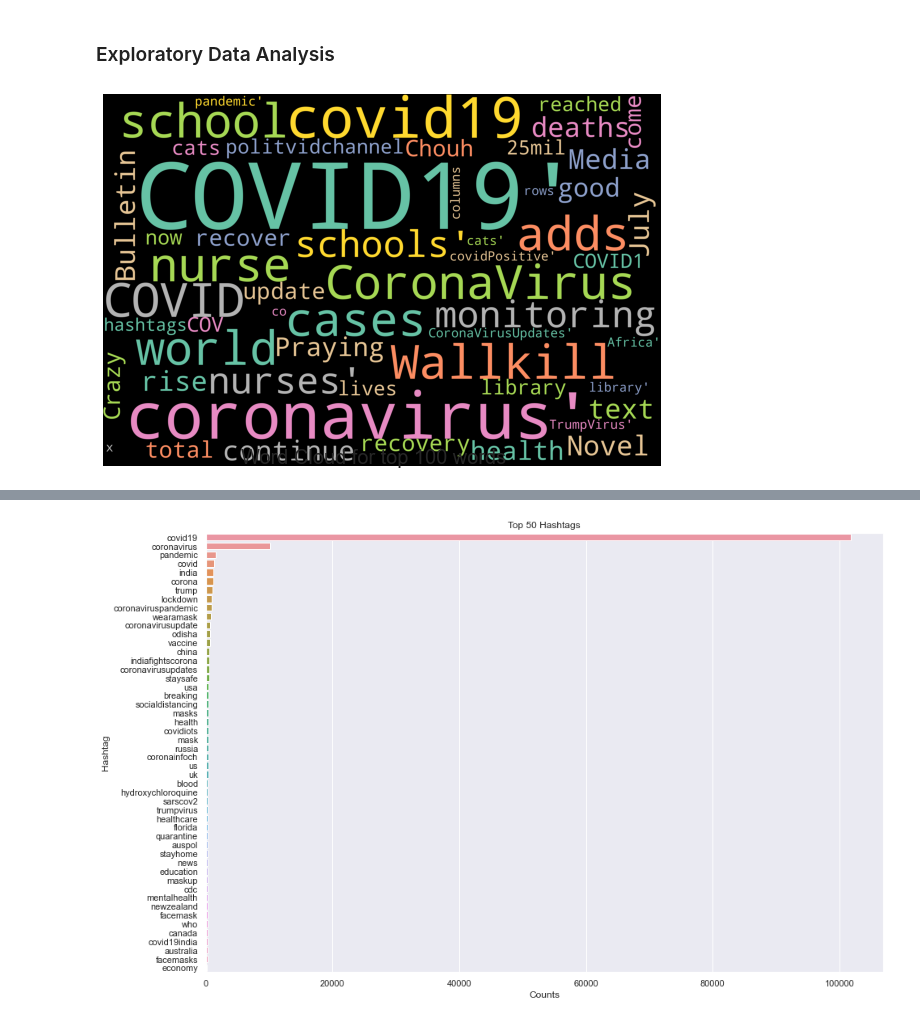
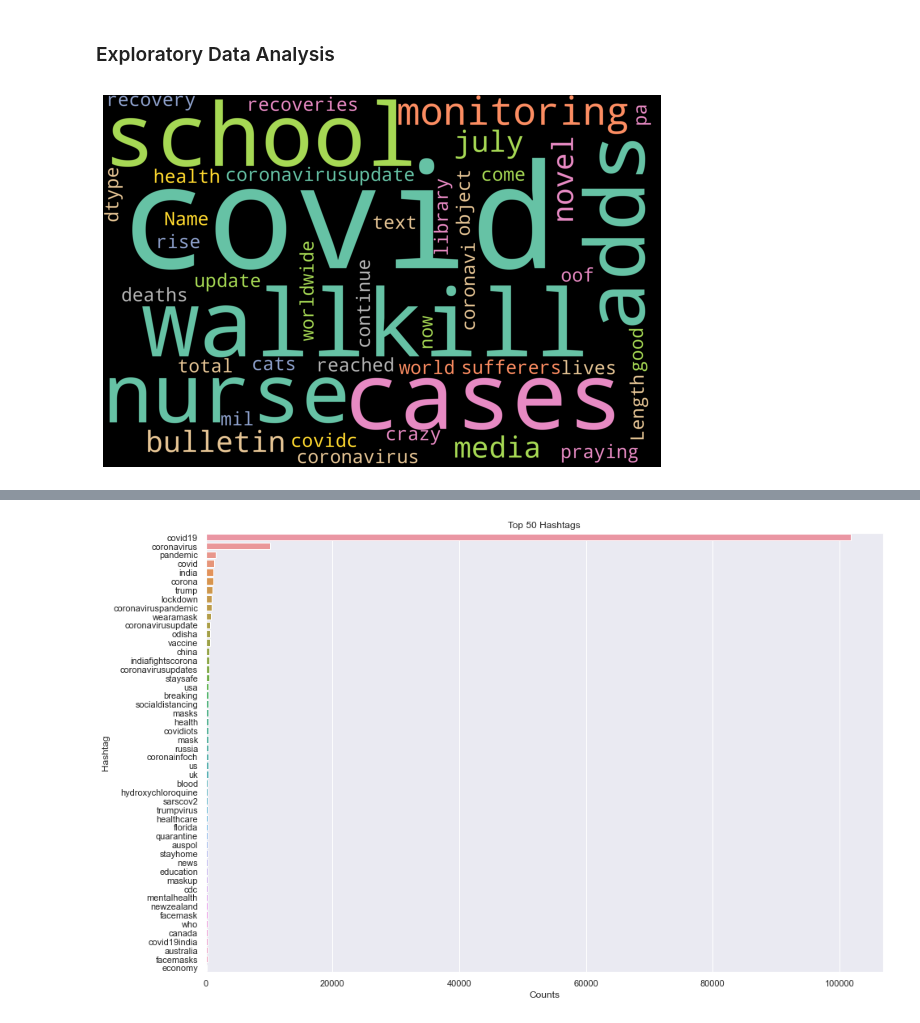
Before and after one commit to minzhih/CMPT353-Project, a Jupyter notebook: CMPT 353 project.ipynb, the cells around one changed output, grey strips where cells are left out. Saved outputs shown, nothing was run; the diff lists cells and outputs as text; code cells hidden in the pictures.

Commit message:
Update CMPT 353 project.ipynb
Add CV for models, Add word clouds, some library revise

```diff
--- a/CMPT 353 project.ipynb
+++ b/CMPT 353 project.ipynb
@@ -277,13 +324,12 @@ Multi-layer Perceptron accuracy = 100.0
 ### Exploratory Data Analysis
 # %%
 # WordCloud
-df_wordcloud=data[['text','hashtags']]
+df_wordcloud=data['text']
 word_cloud = WordCloud(background_color='black',colormap='Set2',stopwords=set(STOPWORDS),max_words=100,width = 3000, height = 2000,random_state=1,collocations=False).generate(str(df_wordcloud))
 fig = plt.figure(1, figsize=(10,10))
 plt.axis('off')
-fig.suptitle('Word Cloud for top 100 words', fontsize=20)
 fig.subplots_adjust(top=2.3)
 plt.imshow(word_cloud)
 plt.show()
 # %% [output]
-[figure, old version]
+[figure, new version]
```
Also changed, not shown: parts of 8 cells of this notebook.
